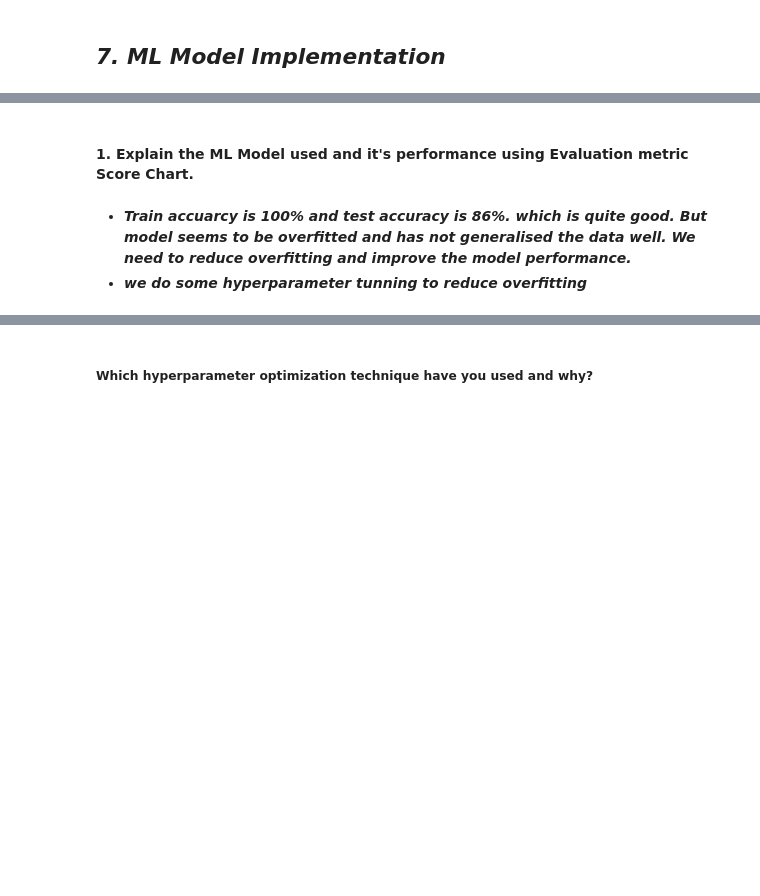
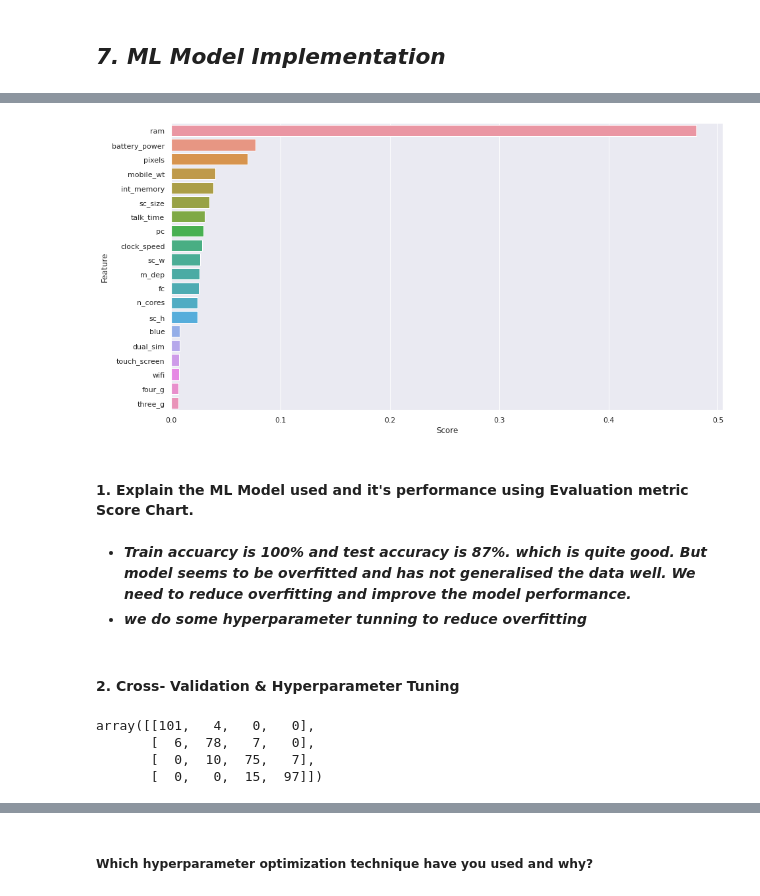
Before and after one commit to KomalPriya9320/Classification-Mobile-Price-Range-Prediction, a Jupyter notebook: Komal_Classification_Mobile_Price_Range.ipynb, the cells around one changed output, grey strips where cells are left out. Saved outputs shown, nothing was run; the diff lists cells and outputs as text; code cells hidden in the pictures; blank space fills up the shorter version.

```diff
--- a/Komal_Classification_Mobile_Price_Range.ipynb
+++ b/Komal_Classification_Mobile_Price_Range.ipynb
@@ -488,0 +760,4 @@ print("The accuracy on test dataset is", test_accuracy)
+# %%
+feature_importance = pd.DataFrame({'Feature':X.columns,
+                                   'Score':rf_model.feature_importances_}).sort_values(by='Score', ascending=False).reset_index(drop=True)
+feature_importance.head()
@@ -489,13 +771,26 @@ print("The accuracy on test dataset is", test_accuracy)
+# %%
+fig, ax = plt.subplots(figsize=(15,8))
+ax = sns.barplot(x=feature_importance['Score'], y=feature_importance['Feature'])
+plt.show()
+# %% [output]
+[figure, added]
 # %% [markdown]
 #### 1. Explain the ML Model used and it's performance using Evaluation metric Score Chart.
 # %% [markdown]
-* ***Train accuarcy is 100% and test accuracy is 86%. which is quite good. But model seems to be overfitted and has not generalised the data well. We need to reduce overfitting and improve the model performance.***
+* ***Train accuarcy is 100% and test accuracy is 87%. which is quite good. But model seems to be overfitted and has not generalised the data well. We need to reduce overfitting and improve the model performance.***
 * ***we do some hyperparameter tunning to reduce overfitting***
+# %% [markdown]
+#### 2. Cross- Validation & Hyperparameter Tuning
 # %%
 # Confusion matrix for test set.
-from sklearn.metrics import plot_confusion_matrix,confusion_matrix
-cf_matrix=confusion_matrix(y_test,y_pred)
+
+cf_matrix=confusion_matrix(y_test,test_class_preds)
 cf_matrix
+# %% [output]
+array([[101,   4,   0,   0],
+       [  6,  78,   7,   0],
+       [  0,  10,  75,   7],
+       [  0,   0,  15,  97]])
 # %%
 # plotting confusion matrix for test set.
 plot_confusion_matrix(rf_model,X_test,y_test,cmap='Greys',xticks_rotation='vertical')
```
Also changed, not shown: parts of 98 cells of this notebook.
